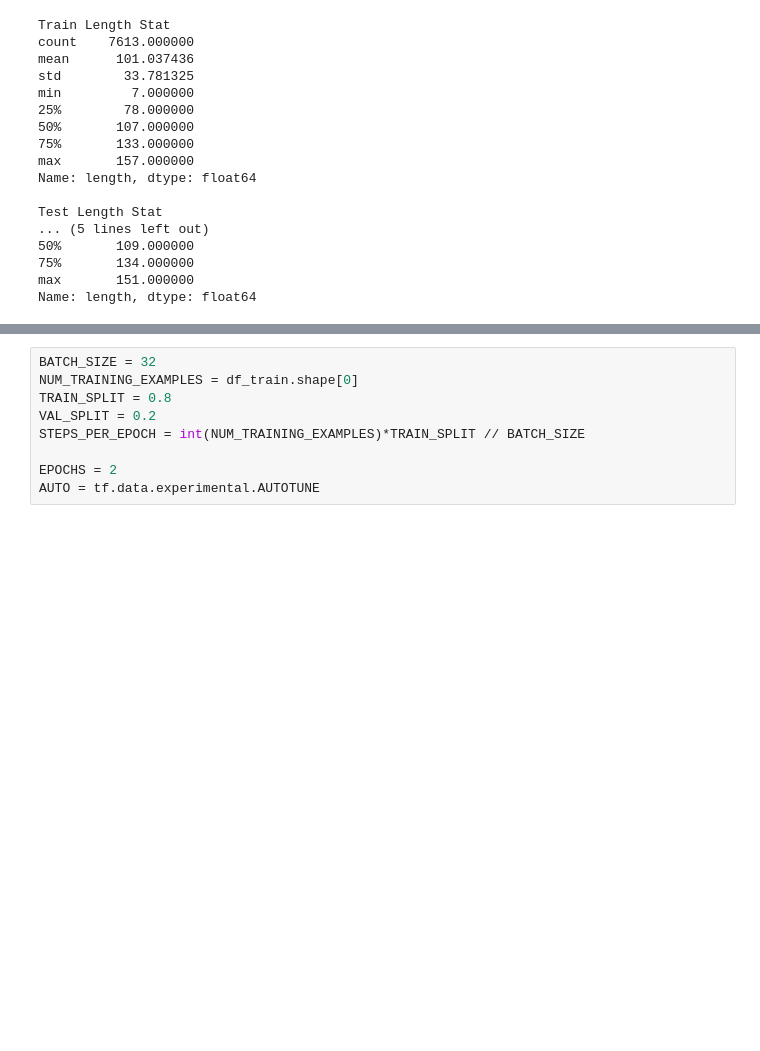
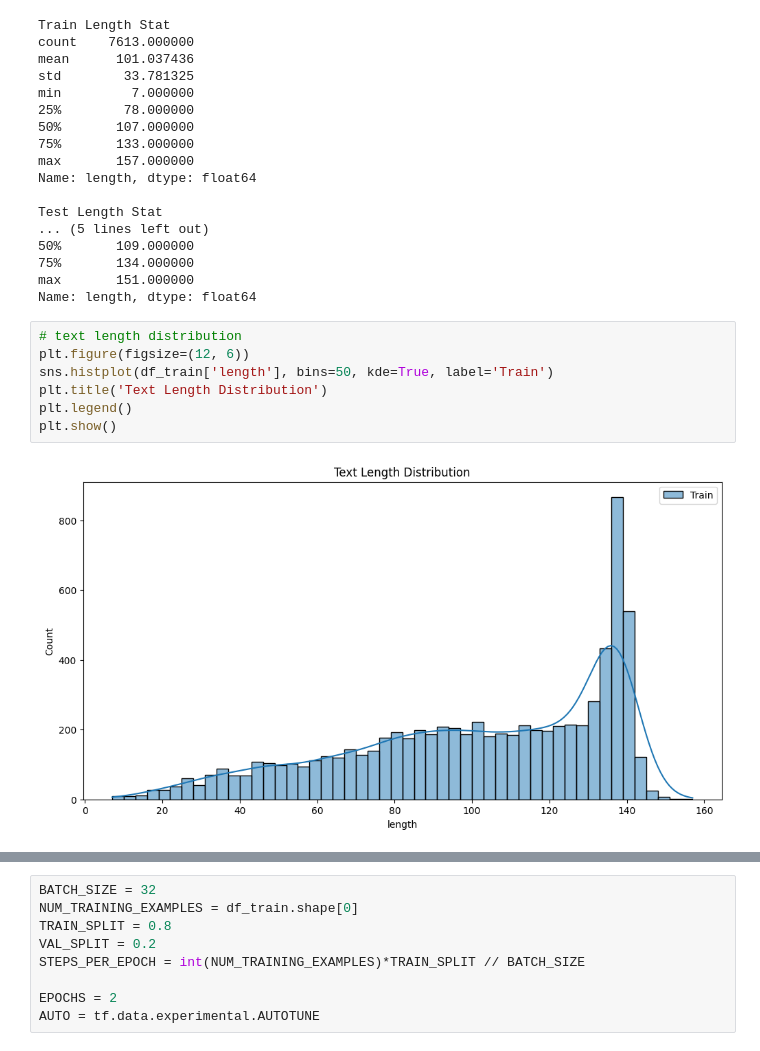
Before and after one commit to rohanxavier33/NLP_disaster_tweets, a Jupyter notebook: main.ipynb, the cells around one changed output, grey strips where cells are left out. Saved outputs shown, nothing was run; the diff lists cells and outputs as text; blank space fills up the shorter version.

```diff
--- a/main.ipynb
+++ b/main.ipynb
@@ -76,3 +86,12 @@ Test Length Stat
 75%       134.000000
 max       151.000000
 Name: length, dtype: float64
+# %%
+# text length distribution
+plt.figure(figsize=(12, 6))
+sns.histplot(df_train['length'], bins=50, kde=True, label='Train')
+plt.title('Text Length Distribution')
+plt.legend()
+plt.show()
+# %% [output]
+[figure, added]
```
Also changed, not shown: parts of 10 cells of this notebook.
